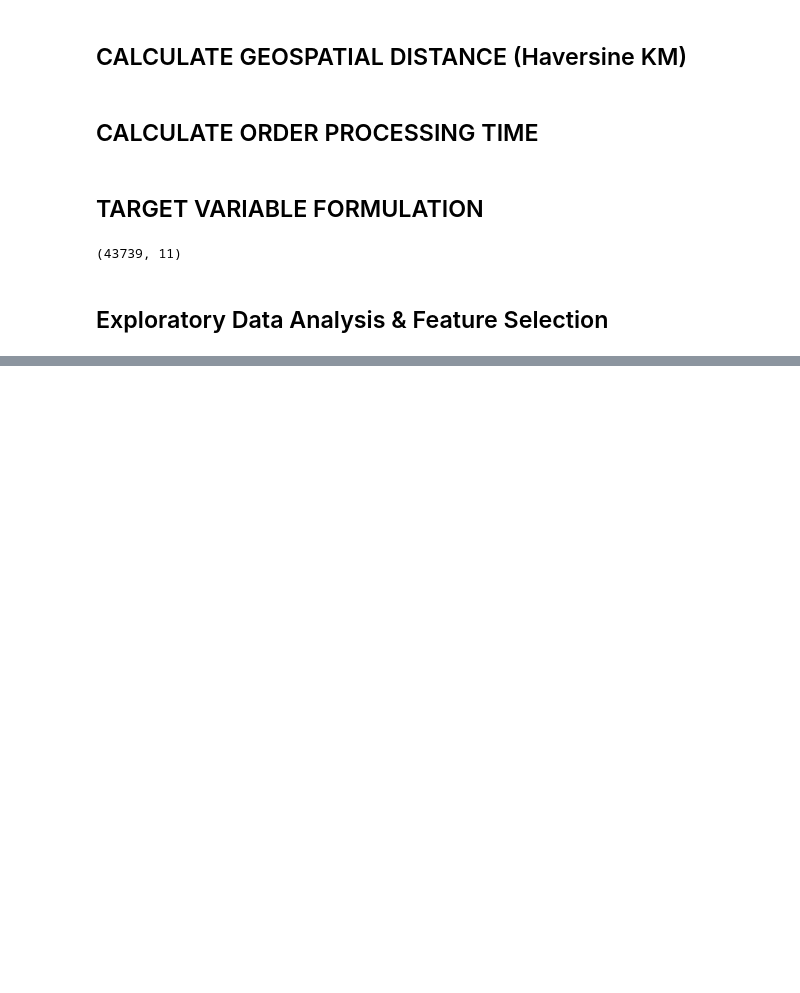
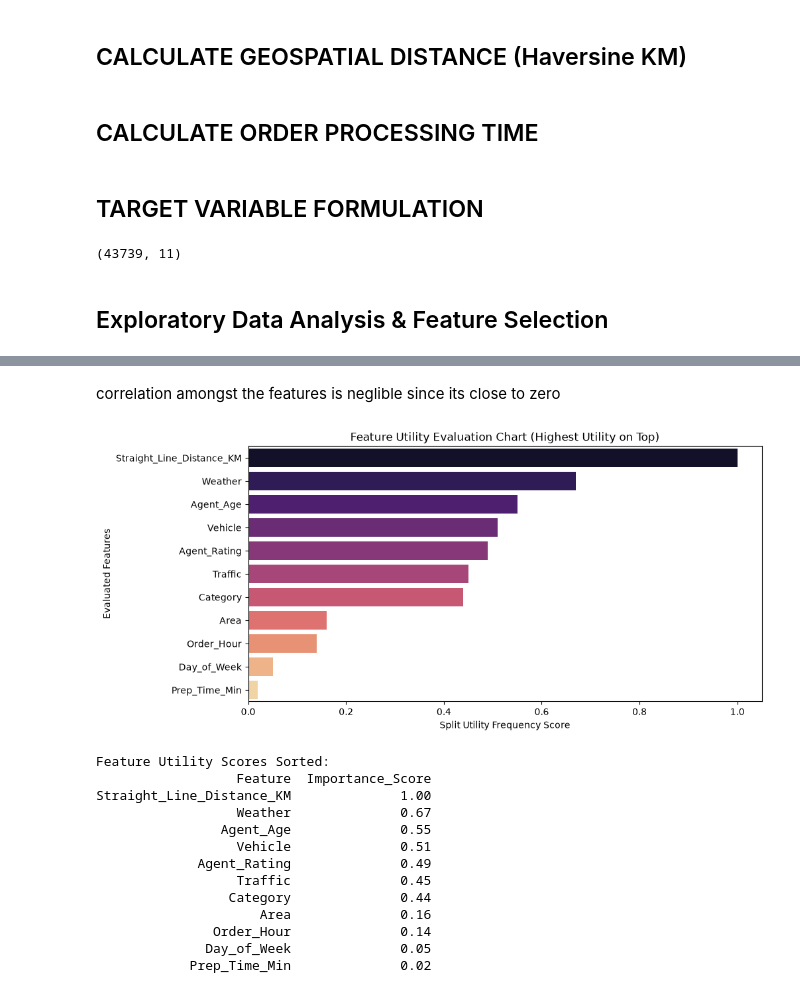
Before and after one commit to Michael-Nyawade/amazon-delivery-pmf-pdf-cdf, a Jupyter notebook: advanced-amazon-delivery.ipynb, the cells around one changed output, grey strips where cells are left out. Drawn from its saved outputs; the diff is of its cells as text; code cells hidden in the pictures; blank space fills up the shorter version.

Commit message:
feat: Do explatory data analysis and feature selection

```diff
--- a/advanced-amazon-delivery.ipynb
+++ b/advanced-amazon-delivery.ipynb
@@ -189,0 +190,50 @@ plt.show()
+# %% [markdown]
+correlation amongst the features is neglible since its close to zero
+# %%
+# 2. Train LightGBM Base Splitter to Measure Feature Usefulness
+X_train, X_test, y_train, y_test = train_test_split(X, y, test_size=0.2, random_state=42)
+
+model = LGBMClassifier(n_estimators=100, learning_rate=0.05, random_state=42, verbosity=-1)
+model.fit(X_train, y_train)
+
+# 3. Compile and Plot Feature Utility
+feature_importance_df = pd.DataFrame({
+    'Feature': X.columns,
+    'Importance_Score': model.feature_importances_
+}).sort_values(by='Importance_Score', ascending=False)
+
+# Divide everything by the maximum score instead of min-max scaling
+max_val = feature_importance_df['Importance_Score'].max()
+feature_importance_df['Importance_Score'] = (feature_importance_df['Importance_Score'] / max_val).round(2)
+
+plt.figure(figsize=(10, 5))
+sns.barplot(
+    x='Importance_Score',
+    y='Feature',
+    data=feature_importance_df,
+    palette='magma',
+    hue='Feature',
+    legend=False
+)
+plt.title('Feature Utility Evaluation Chart (Highest Utility on Top)')
+plt.xlabel('Split Utility Frequency Score')
+plt.ylabel('Evaluated Features')
+plt.show()
+
+print("\nFeature Utility Scores Sorted:")
+print(feature_importance_df.to_string(index=False))
+# %% [output]
+[figure, added]
+Feature Utility Scores Sorted:
+                  Feature  Importance_Score
+Straight_Line_Distance_KM              1.00
+                  Weather              0.67
+                Agent_Age              0.55
+                  Vehicle              0.51
+             Agent_Rating              0.49
+                  Traffic              0.45
+                 Category              0.44
+                     Area              0.16
+               Order_Hour              0.14
+              Day_of_Week              0.05
+            Prep_Time_Min              0.02
```
Also changed, not shown: parts of 4 cells of this notebook.
